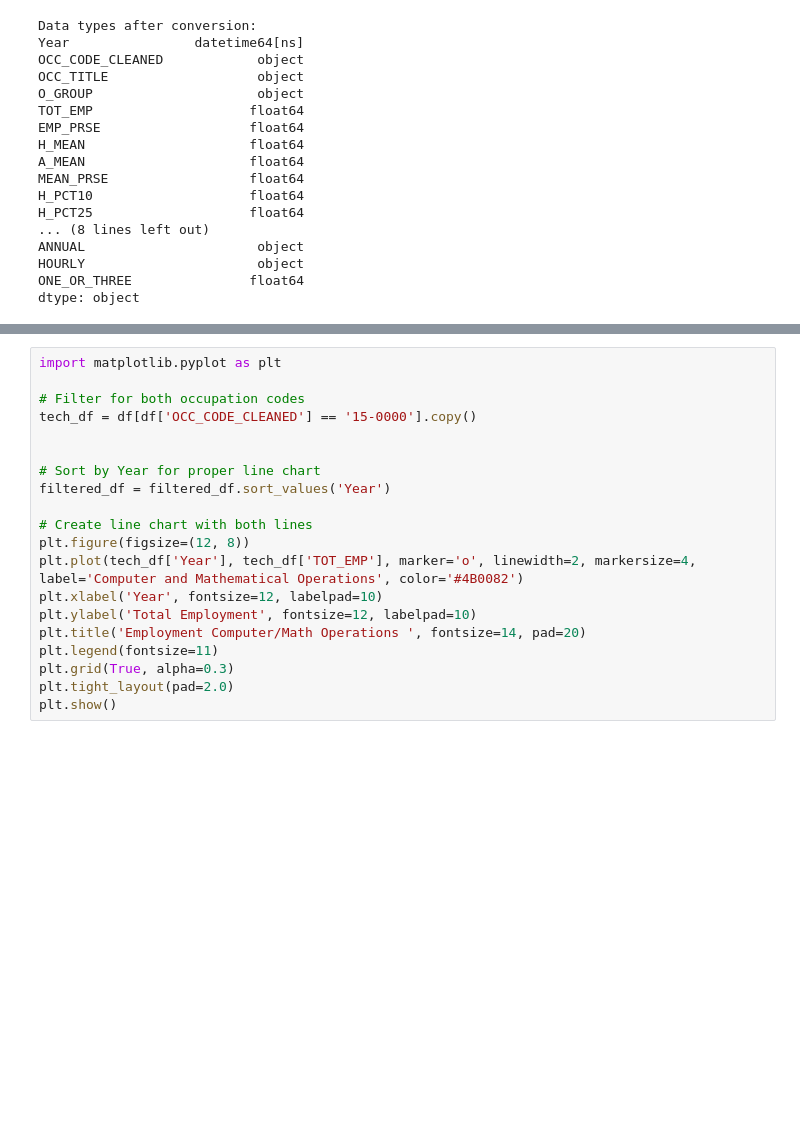
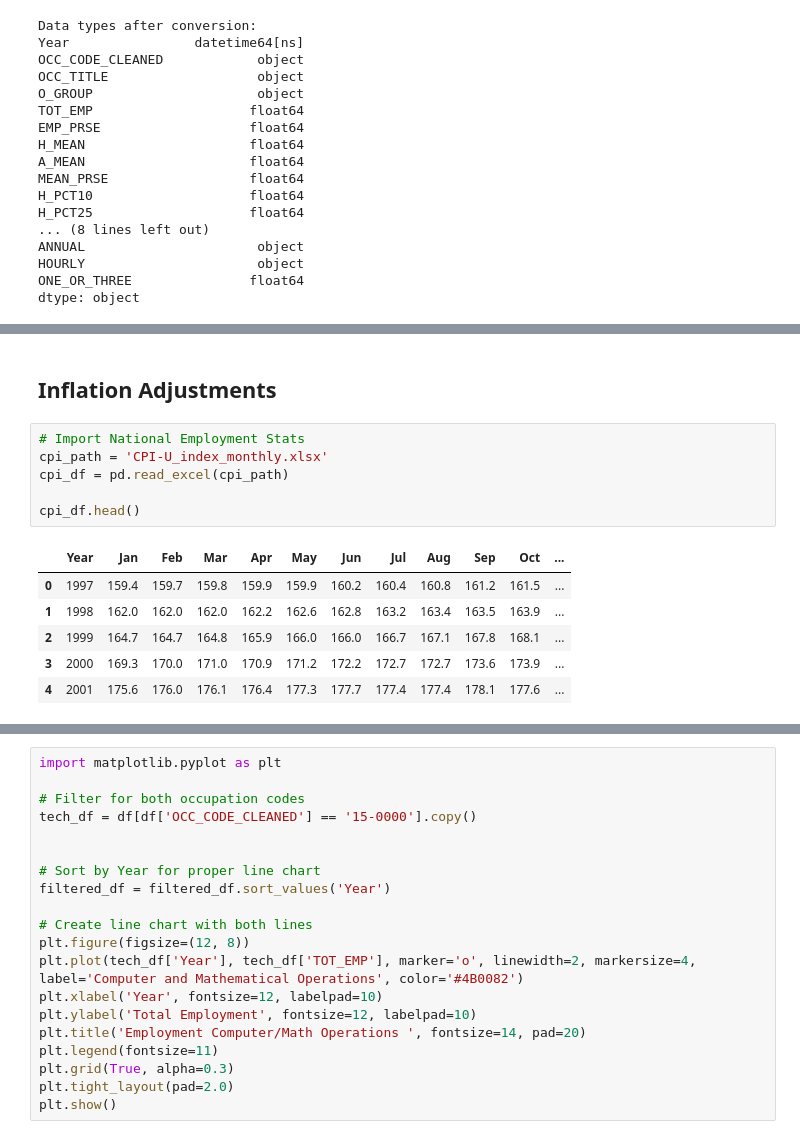
Before and after one commit to charlotteprior/analytics-applications-sp2026-final, a Jupyter notebook: national_employment_eda.ipynb, the cells around one changed output, grey strips where cells are left out. Cells and saved outputs as stored; diff of their text form; blank space fills up the shorter version.

```diff
--- a/national_employment_eda.ipynb
+++ b/national_employment_eda.ipynb
@@ -174,0 +183,15 @@ dtype: object
+# %% [markdown]
+## Inflation Adjustments
+# %%
+# Import National Employment Stats
+cpi_path = 'CPI-U_index_monthly.xlsx'
+cpi_df = pd.read_excel(cpi_path)
+
+cpi_df.head()
+# %% [output]
+|  | Year | Jan | Feb | Mar | Apr | May | Jun | Jul | Aug | Sep | Oct | ... |
+| 0 | 1997 | 159.4 | 159.7 | 159.8 | 159.9 | 159.9 | 160.2 | 160.4 | 160.8 | 161.2 | 161.5 | ... |
+| 1 | 1998 | 162.0 | 162.0 | 162.0 | 162.2 | 162.6 | 162.8 | 163.2 | 163.4 | 163.5 | 163.9 | ... |
+| 2 | 1999 | 164.7 | 164.7 | 164.8 | 165.9 | 166.0 | 166.0 | 166.7 | 167.1 | 167.8 | 168.1 | ... |
+| 3 | 2000 | 169.3 | 170.0 | 171.0 | 170.9 | 171.2 | 172.2 | 172.7 | 172.7 | 173.6 | 173.9 | ... |
+| 4 | 2001 | 175.6 | 176.0 | 176.1 | 176.4 | 177.3 | 177.7 | 177.4 | 177.4 | 178.1 | 177.6 | ... |
```
Also changed, not shown: parts of 17 cells of this notebook, 1 other file.
